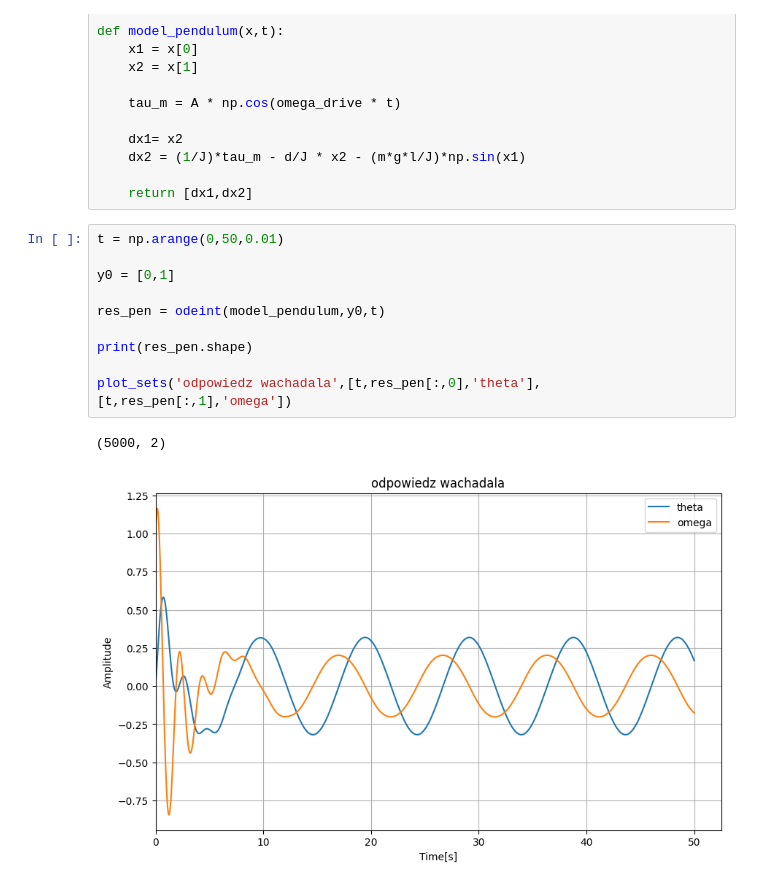
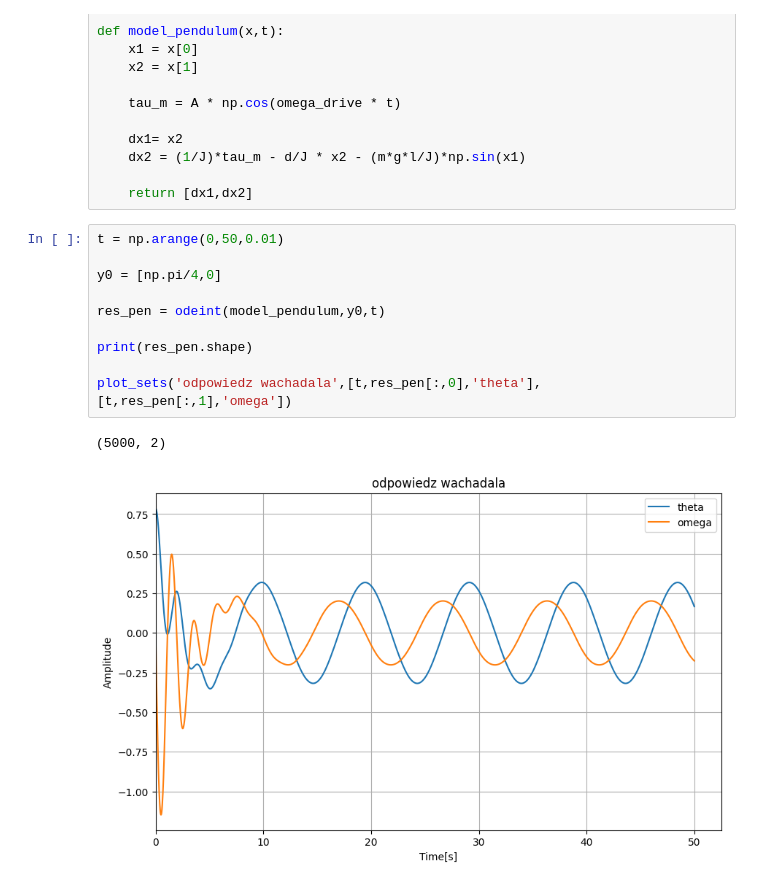
Before and after one commit to Piotr-Bednarek/ZadaniaSem5Laby, a Jupyter notebook: uso/lab9.ipynb, the cells around one changed output. Saved outputs shown, nothing was run; the diff lists cells and outputs as text.

```diff
--- a/uso/lab9.ipynb
+++ b/uso/lab9.ipynb
@@ -104,13 +104,13 @@ def model_pendulum(x,t):
 # %%
 t = np.arange(0,50,0.01)
 
-y0 = [0,1]
+y0 = [np.pi/4,0]
 
 res_pen = odeint(model_pendulum,y0,t)
 
 print(res_pen.shape)
 
 plot_sets('odpowiedz wachadala',[t,res_pen[:,0],'theta'],[t,res_pen[:,1],'omega'])
 # %% [output]
 (5000, 2)
-[figure, old version]
+[figure, new version]
```
Also changed, not shown: parts of 3 cells of this notebook, 7 other files.
